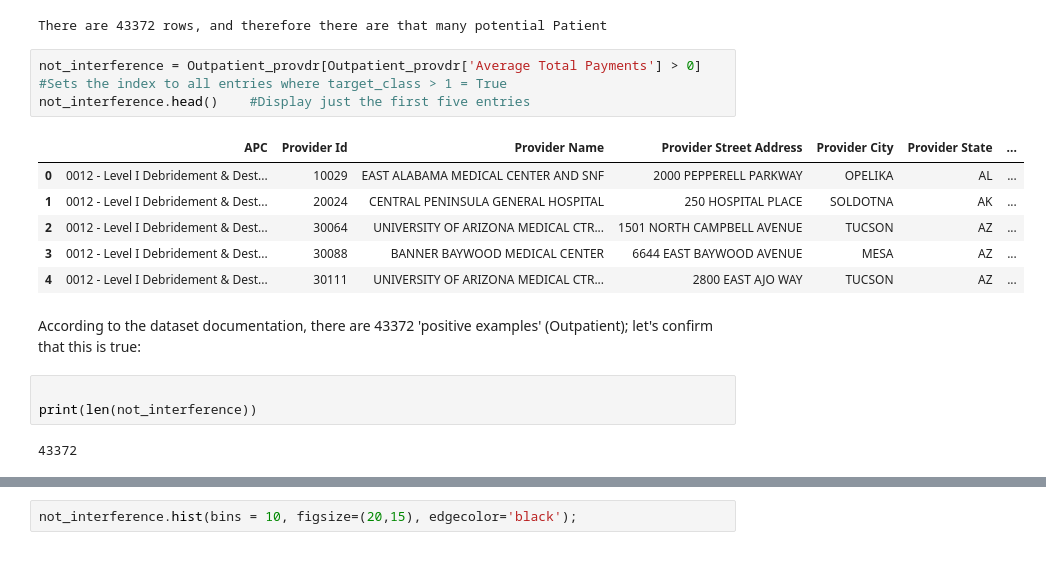
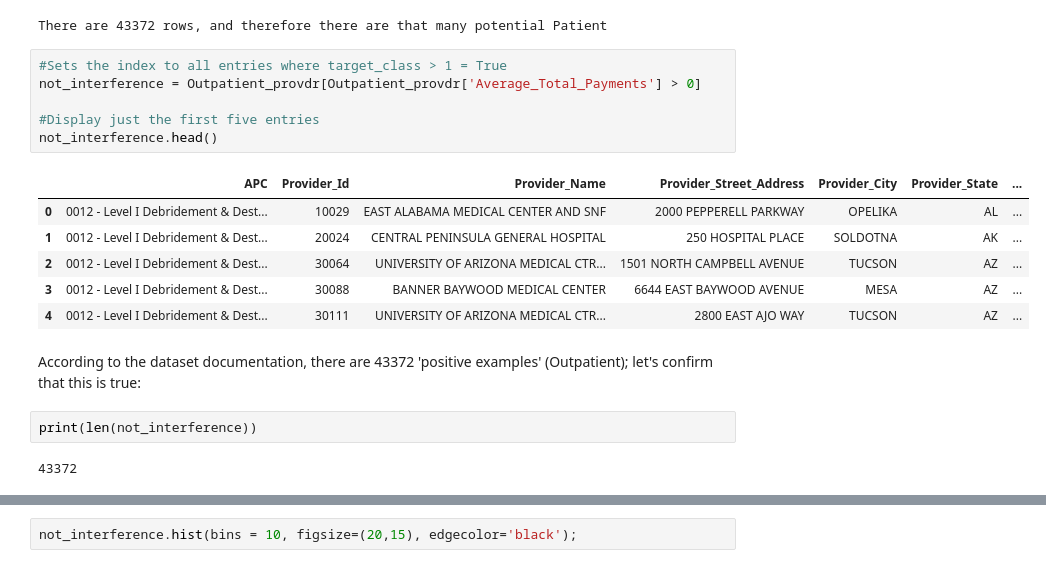
Before and after one commit to jjobe1917/2019_python_final_project, a Jupyter notebook: Outpatient_provdr.ipynb, the cells around one changed output, grey strips where cells are left out. Drawn from its saved outputs; the diff is of its cells as text.

```diff
--- a/Outpatient_provdr.ipynb
+++ b/Outpatient_provdr.ipynb
@@ -71,10 +73,13 @@ print("There are {} rows, and therefore there are that many potential Patient".f
 # %% [output]
 There are 43372 rows, and therefore there are that many potential Patient
 # %%
-not_interference = Outpatient_provdr[Outpatient_provdr['Average Total Payments'] > 0] #Sets the index to all entries where target_class > 1 = True
-not_interference.head()    #Display just the first five entries
+#Sets the index to all entries where target_class > 1 = True
+not_interference = Outpatient_provdr[Outpatient_provdr['Average_Total_Payments'] > 0]
+
+#Display just the first five entries
+not_interference.head()
 # %% [output]
-|  | APC | Provider Id | Provider Name | Provider Street Address | Provider City | Provider State | ... |
+|  | APC | Provider_Id | Provider_Name | Provider_Street_Address | Provider_City | Provider_State | ... |
 | 0 | 0012 - Level I Debridement & Dest... | 10029 | EAST ALABAMA MEDICAL CENTER AND SNF | 2000 PEPPERELL PARKWAY | OPELIKA | AL | ... |
 | 1 | 0012 - Level I Debridement & Dest... | 20024 | CENTRAL PENINSULA GENERAL HOSPITAL | 250 HOSPITAL PLACE | SOLDOTNA | AK | ... |
 | 2 | 0012 - Level I Debridement & Dest... | 30064 | UNIVERSITY OF ARIZONA MEDICAL CTR... | 1501 NORTH CAMPBELL AVENUE | TUCSON | AZ | ... |
@@ -83,7 +88,6 @@ not_interference.head()    #Display just the first five entries
 # %% [markdown]
 According to the dataset documentation, there are 43372 'positive examples' (Outpatient); let's confirm that this is true:
 # %%
-
 print(len(not_interference))
 # %% [output]
 43372
```
Also changed, not shown: parts of 27 cells of this notebook, 2 other files.
